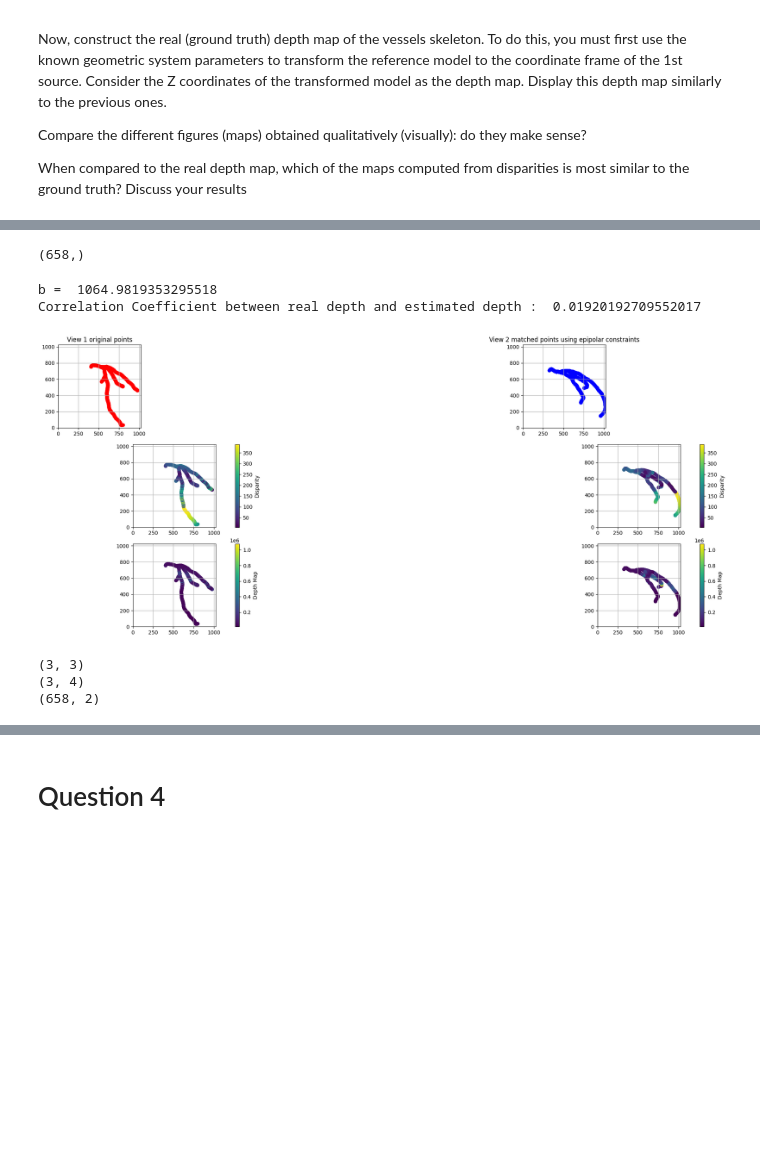
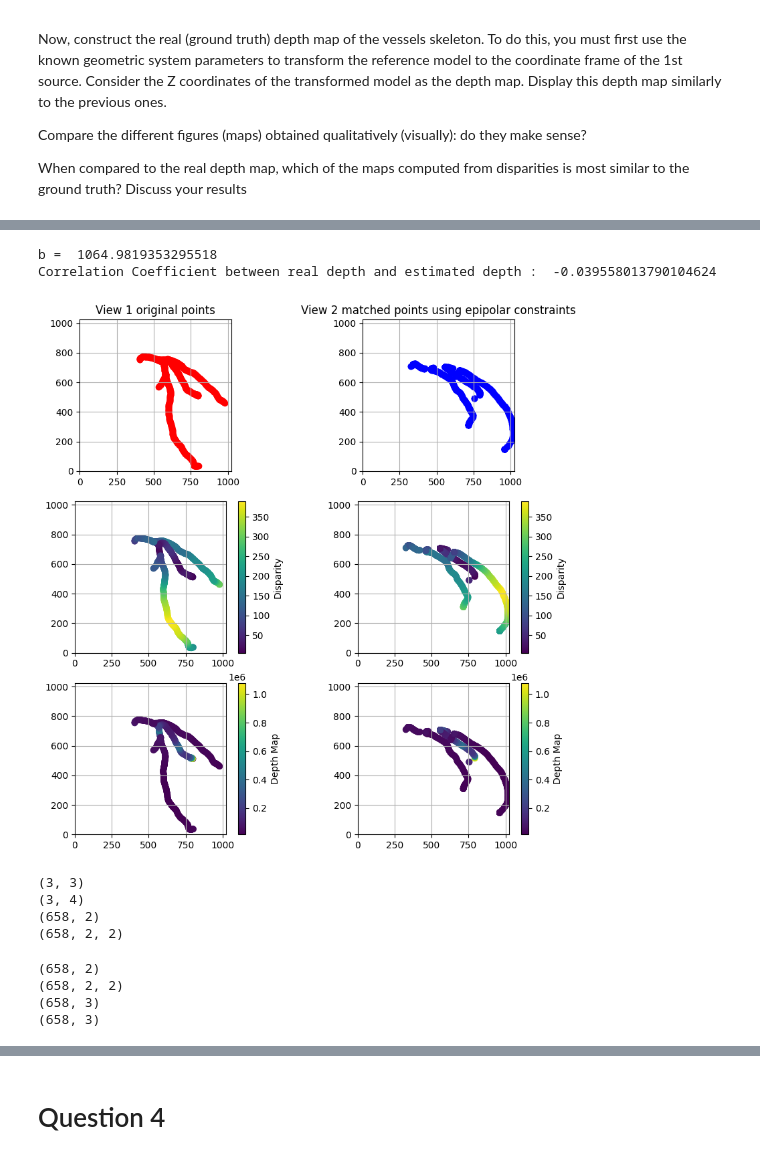
Before and after one commit to JuanDGuerra20/GBM6700E, a Jupyter notebook: lab_2/lab_2_student.ipynb, the cells around one changed output, grey strips where cells are left out. Drawn from its saved outputs; the diff is of its cells as text; code cells hidden in the pictures; blank space fills up the shorter version.

```diff
--- a/lab_2/lab_2_student.ipynb
+++ b/lab_2/lab_2_student.ipynb
@@ -236,10 +232,11 @@ for i in range(len(view_1_pts_2d)):
     epi_line =  np.array([view_1_pts_2d[i][0], view_1_pts_2d[i][1], 1]) @ F
     epi_lines_2.append(epi_line)
     # closest line finding
-    for j in range(len(sampled_view_2)):
-        dist.append(distance_point_to_line(epi_line, sampled_view_2[j]))
+    subsample = sampled_view_2[sampled_view_2_labels == mesh.skeleton_labels[i]]
+    for j in range(len(subsample)):
+        dist.append(distance_point_to_line(epi_line, subsample[j]))
     min_dist = np.argmin(dist)
-    pairs_view_12.append([view_1_pts_2d[i], sampled_view_2[min_dist]])
+    pairs_view_12.append([view_1_pts_2d[i], subsample[min_dist]])
 
 pairs_view_21 = []
 epi_lines_1 = []
@@ -247,11 +244,11 @@ for i in range(len(view_2_pts_2d)):
     dist = []
     epi_line = F @ np.array([view_2_pts_2d[i][0], view_2_pts_2d[i][1], 1])
     epi_lines_1.append(epi_line)
-
-    for j in range(len(sampled_view_1)):
-        dist.append(distance_point_to_line(epi_line, sampled_view_1[j]))
+    subsample = sampled_view_1[sampled_view_1_labels == mesh.skeleton_labels[i]]
+    for j in range(len(subsample)):
+        dist.append(distance_point_to_line(epi_line, subsample[j]))
     min_dist = np.argmin(dist)
-    pairs_view_21.append([view_2_pts_2d[i], sampled_view_1[min_dist]])
+    pairs_view_21.append([view_2_pts_2d[i], subsample[min_dist]])
 pairs_view_21 = np.array(pairs_view_21)
 pairs_view_12 = np.array(pairs_view_12)
 
@@ -397,63 +413,75 @@ def compute_depth(disparities:np.ndarray, f:float, b:float) -> np.ndarray:
 
 # TODO : print B, correlation metrics between real depth and estimated depth
 # TODO : display both views (1 and matched points in 2), and for each view add the disparity map and the depth map. That's a total of 6 figures
+T1 = params_1['source']['world_position'].flatten()
+T2 = params_2['source']['world_position'].flatten()
+b = np.linalg.norm(T2 - T1)
+f = params_1["source"]["f"]
+
+disparities = compute_disparity(pairs_view_12[:,0,:], pairs_view_12[:,1,:])
+estimated_depths = compute_depth(disparities, f, b)
+corr_coef = np.corrcoef(true_depth_map1, estimated_depths)[0,1]
+
+print("b = ", b)
+print("Correlation Coefficient between real depth and estimated depth : ", corr_coef)
+# %% [output]
+b =  1064.9819353295518
+Correlation Coefficient between real depth and estimated depth :  -0.039558013790104624
-# %%
-print(disparities.shape)
-# %% [output]
-(658,)
 # %%
-
-T1 = params_1['source']['world_position'].flatten()
-T2 = params_2['source']['world_position'].flatten()
-b = np.linalg.norm(T2 - T1)
-f = params_1["source"]["f"]
-
-disparities = compute_disparity(pairs_view_12[:,0,:], pairs_view_12[:,1,:])
-estimated_depths = compute_depth(disparities, f, b)
-corr_coef = np.corrcoef(depth_map, estimated_depths)[0,1]
-
-print("b = ", b)
-print("Correlation Coefficient between real depth and estimated depth : ", corr_coef)
-
-fig, ax = plt.subplots(3, 2, figsize = (30, 10))
+fig, ax = plt.subplots(3, 2, figsize = (10, 10))
 ax[0,0].set_title("View 1 original points")
 ax[0,1].set_title("View 2 matched points using epipolar constraints")
 
 for a in [ax[0,0], ax[0,1], ax[1,0], ax[1,1], ax[2,0], ax[2,1]]:
     a.set_aspect('equal', adjustable='box')
     a.grid()
     a.set_xlim(0, image_size)
     a.set_ylim(0, image_size)
 """
 END OF FIGURE SETUP
 """
 ax[0,0].scatter(pairs_view_12[:,0,0], pairs_view_12[:,0,1], c='red')
 
 ax[0,1].scatter(pairs_view_12[:,1,0], pairs_view_12[:,1,1], c='blue')
 disp_1 = ax[1,0].scatter(pairs_view_12[:,0,0], pairs_view_12[:,0,1], c=disparities, cmap='viridis')
 fig.colorbar(disp_1, ax=ax[1,0], label='Disparity')
 #ax[1,0].title("Reference Disparity Map of Skeleton (View 1 Frame)")
 disp_2 = ax[1,1].scatter(pairs_view_12[:,1,0], pairs_view_12[:,1,1], c=disparities, cmap='viridis')
 fig.colorbar(disp_2, ax=ax[1,1], label='Disparity')
 #ax[1,1].title("Reference Disparity Map of Skeleton (View 1 Frame)")
 depth_1 = ax[2,0].scatter(pairs_view_12[:,0,0], pairs_view_12[:,0,1], c=estimated_depths, cmap='viridis')
 fig.colorbar(depth_1, ax=ax[2,0], label='Depth Map')
 #ax[1,0].title("Reference Disparity Map of Skeleton (View 1 Frame)")
 depth_2 = ax[2,1].scatter(pairs_view_12[:,1,0], pairs_view_12[:,1,1], c=estimated_depths, cmap='viridis')
 fig.colorbar(depth_2, ax=ax[2,1], label='Depth Map')
 plt.show()
 # %% [output]
-b =  1064.9819353295518
-Correlation Coefficient between real depth and estimated depth :  0.01920192709552017
-[figure, old version]
+[figure, new version]
 # %%
 T0, T1, new_P0, new_P1 = lab_2.geometry.rectify(params_1['source']['P'], params_2['source']['P']) # TODO : calculate transformation matrices and rectified projection matrices for both views using lab_2.utils.rectify
 # %%
 print(T0.shape)
 print(new_P0.shape )
 print(pairs_view_12[:,0,:].shape)
+print(pairs_view_12.shape)
+
+#pairs_view_12 = np.concatenate((pairs_view_12, np.ones((658, 2, 1))), axis=2)
 # %% [output]
 (3, 3)
 (3, 4)
 (658, 2)
+(658, 2, 2)
+# %%
+test = calculate_2d_projection(mesh.skeleton, new_P0)
+print(test.shape)
+homo1 = lab_2.geometry.to_homogeneous(pairs_view_12[:,0,:])
+homo2 = lab_2.geometry.to_homogeneous(pairs_view_12[:,1,:])
+print(pairs_view_12.shape)
+print(homo1.shape)
+print(homo2.shape)
+# %% [output]
+(658, 2)
+(658, 2, 2)
+(658, 3)
+(658, 3)
 # %%
```
Also changed, not shown: parts of 18 cells of this notebook.
